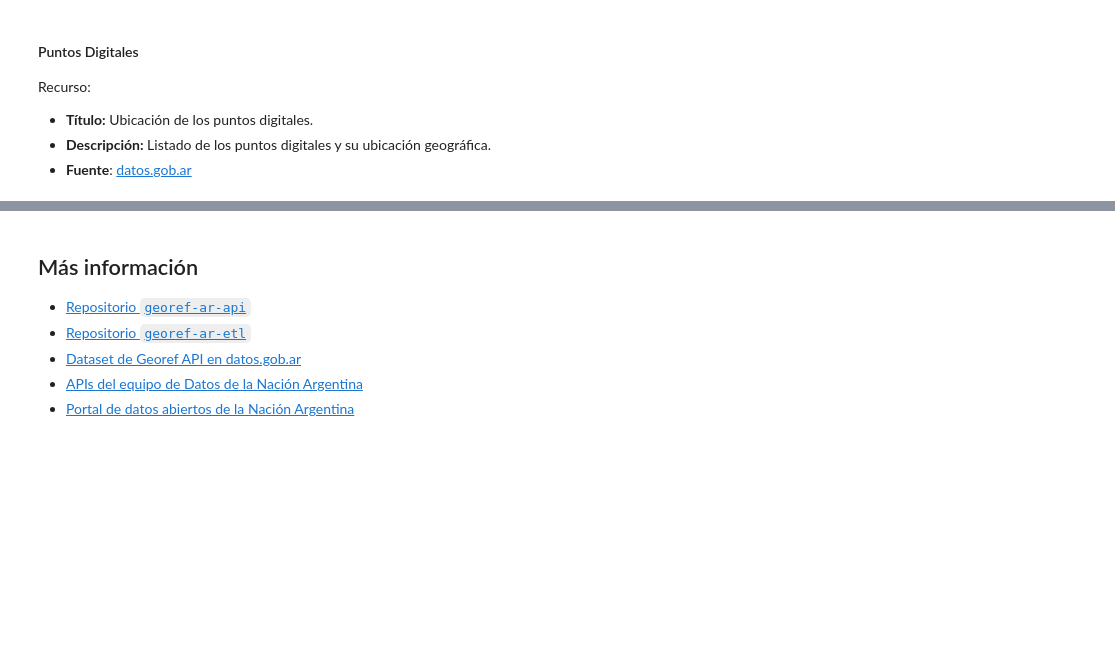
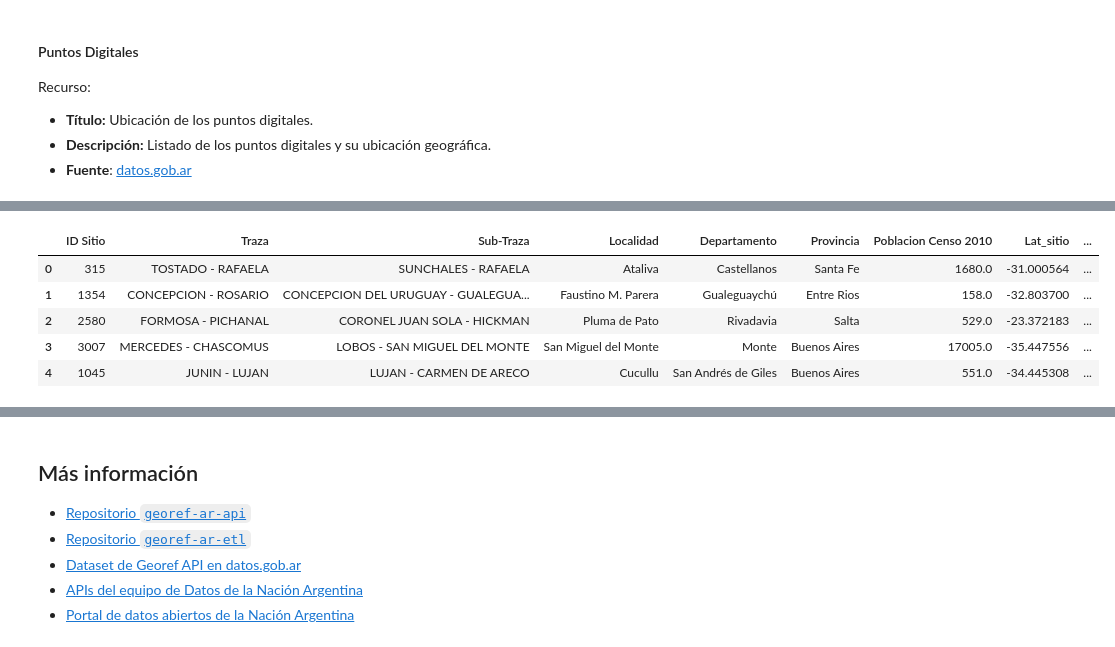
Before and after one commit to datosgobar/taller-georef-pyconar-2018, a Jupyter notebook: pyconar.ipynb, the cells around one changed output, grey strips where cells are left out. Cells and saved outputs as stored; diff of their text form; code cells hidden in the pictures; blank space fills up the shorter version.

```diff
--- a/pyconar.ipynb
+++ b/pyconar.ipynb
@@ -668,0 +676,9 @@ georef_normalize_entities(
+# %%
+df_arsat_internet.head()
+# %% [output]
+|  | ID Sitio | Traza | Sub-Traza | Localidad | Departamento | Provincia | Poblacion Censo 2010 | Lat_sitio | ... |
+| 0 | 315 | TOSTADO - RAFAELA | SUNCHALES - RAFAELA | Ataliva | Castellanos | Santa Fe | 1680.0 | -31.000564 | ... |
+| 1 | 1354 | CONCEPCION - ROSARIO | CONCEPCION DEL URUGUAY - GUALEGUA... | Faustino M. Parera | Gualeguaychú | Entre Rios | 158.0 | -32.803700 | ... |
+| 2 | 2580 | FORMOSA - PICHANAL | CORONEL JUAN SOLA - HICKMAN | Pluma de Pato | Rivadavia | Salta | 529.0 | -23.372183 | ... |
+| 3 | 3007 | MERCEDES - CHASCOMUS | LOBOS - SAN MIGUEL DEL MONTE | San Miguel del Monte | Monte | Buenos Aires | 17005.0 | -35.447556 | ... |
+| 4 | 1045 | JUNIN - LUJAN | LUJAN - CARMEN DE ARECO | Cucullu | San Andrés de Giles | Buenos Aires | 551.0 | -34.445308 | ... |
```
Also changed, not shown: parts of 15 cells of this notebook, 3 other files.
